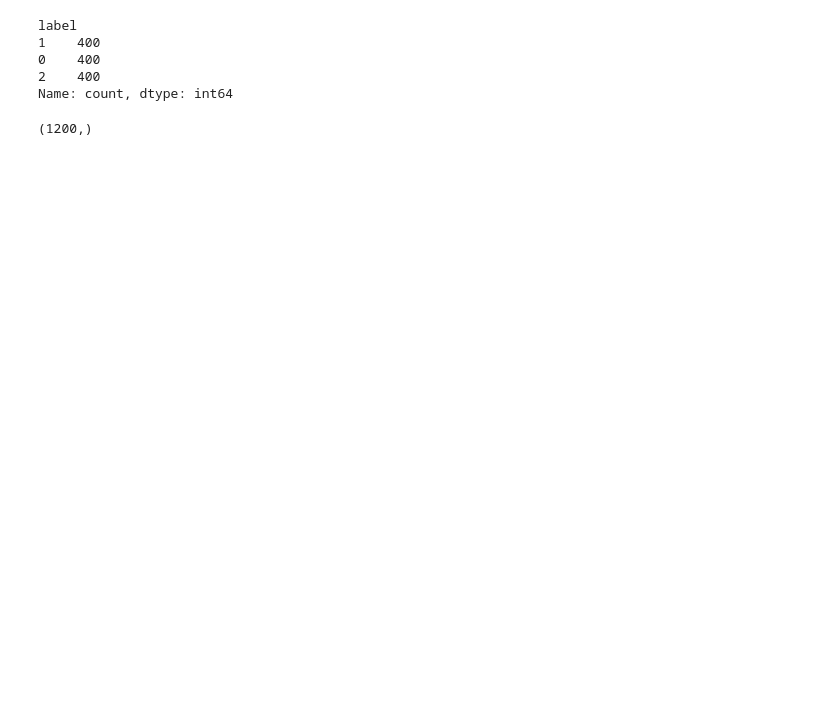
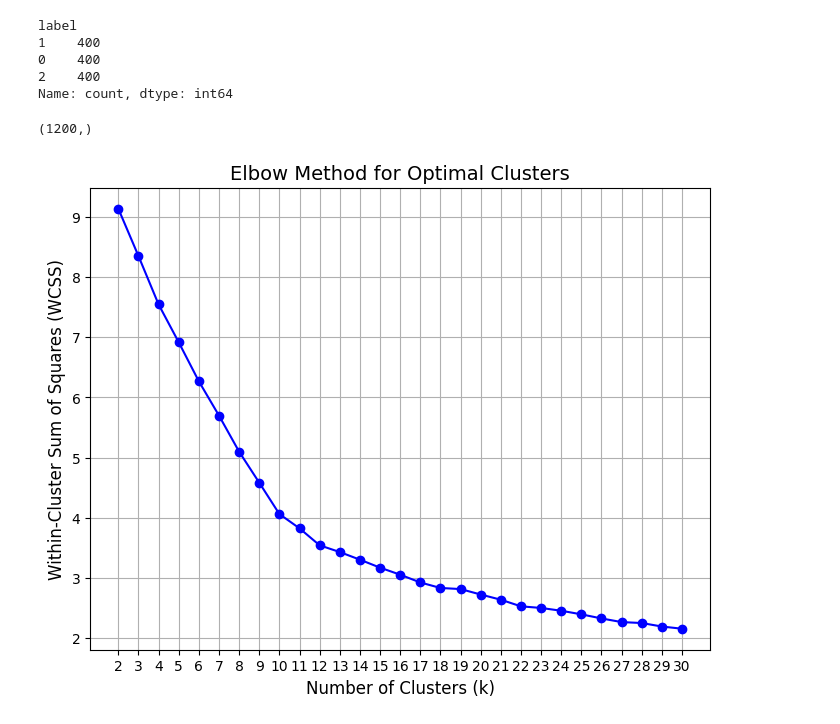
Before and after one commit to AlexHorduz/galaxy_morph, a Jupyter notebook: src/manifold/LLE.ipynb, the cells around one changed output. Drawn from its saved outputs; the diff is of its cells as text; code cells hidden in the pictures; blank space fills up the shorter version.

Commit message:
Add initial auto-encoder, update LLE notebook

```diff
--- a/src/manifold/LLE.ipynb
+++ b/src/manifold/LLE.ipynb
@@ -163,3 +163,24 @@ preds = kmeans.predict(embedding)
 preds.shape
 # %% [output]
 (1200,)
+# %%
+max_clusters = 30  # Maximum number of clusters to try
+wcss = []  # List to store WCSS values
+
+
+# Loop over different numbers of clusters
+for n_clusters in range(2, max_clusters + 1):
+    kmeans = KMeans(n_clusters=n_clusters, random_state=SEED, n_init="auto").fit(embedding)
+    wcss.append(kmeans.inertia_)  # Save the WCSS (inertia)
+
+# Plot the elbow plot
+plt.figure(figsize=(8, 6))
+plt.plot(range(2, max_clusters + 1), wcss, marker='o', linestyle='-', color='b')
+plt.title("Elbow Method for Optimal Clusters", fontsize=14)
+plt.xlabel("Number of Clusters (k)", fontsize=12)
+plt.ylabel("Within-Cluster Sum of Squares (WCSS)", fontsize=12)
+plt.xticks(range(2, max_clusters + 1))  # Ensure all k values are marked
+plt.grid(True)
+plt.show()
+# %% [output]
+[figure, added]
```
Also changed, not shown: parts of 6 cells of this notebook, 1 other file.
